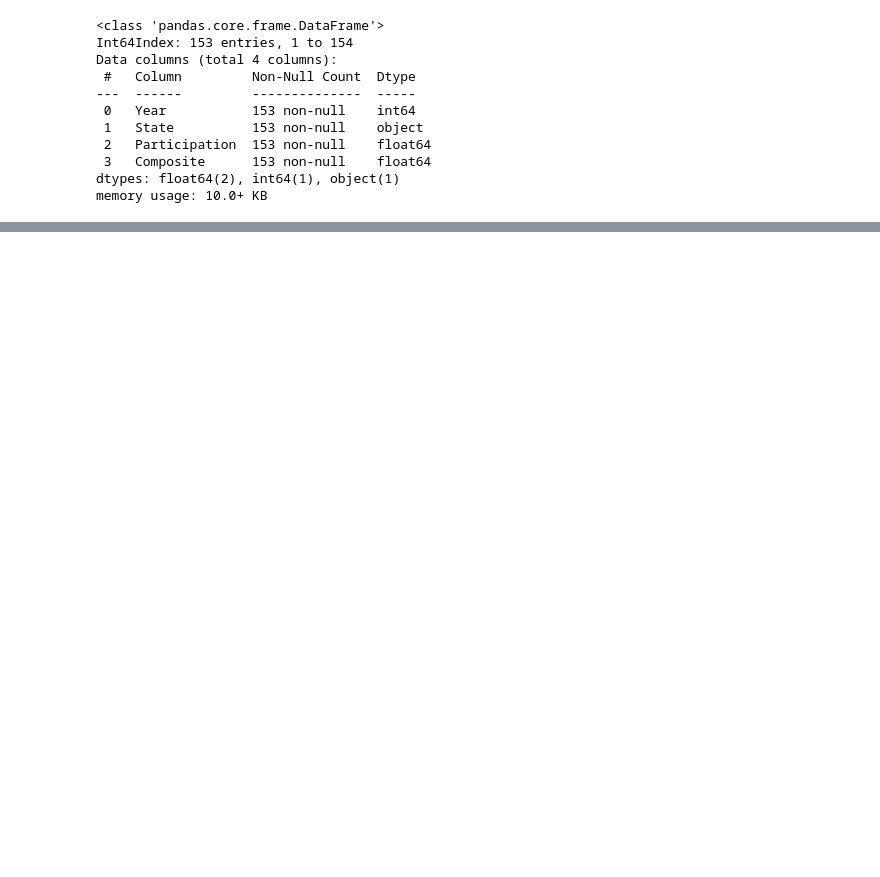
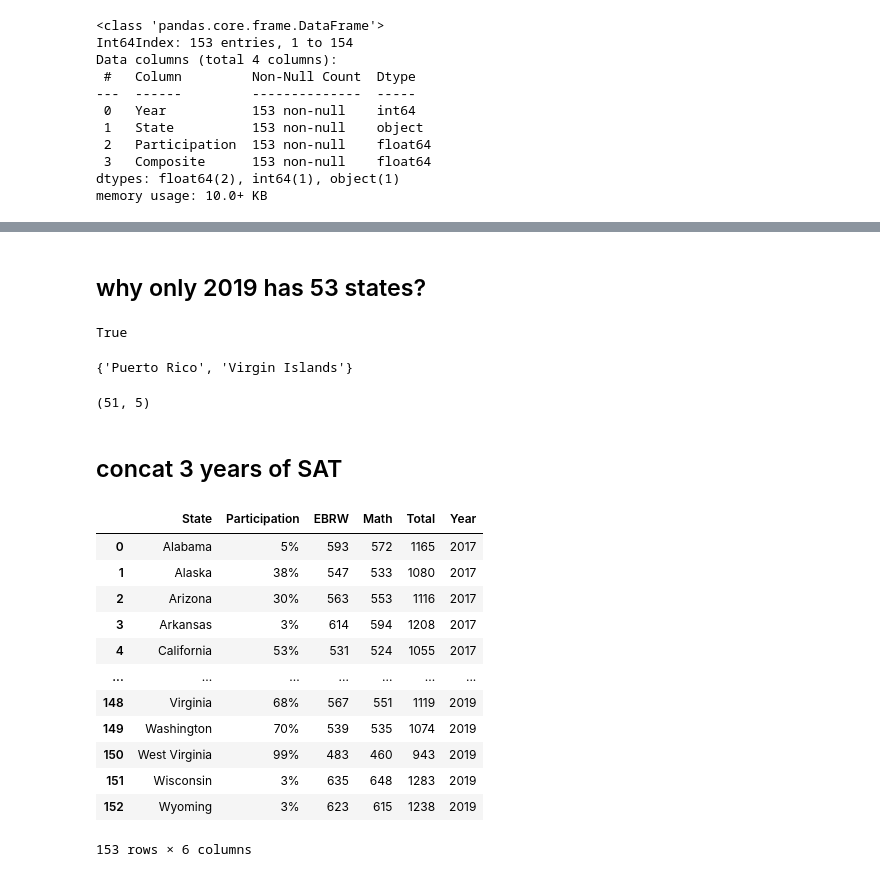
Before and after one commit to nozomiyamada/DSI2, a Jupyter notebook: project_1/data_cleaning.ipynb, the cells around one changed output, grey strips where cells are left out. Cells and saved outputs as stored; diff of their text form; code cells hidden in the pictures; blank space fills up the shorter version.

```diff
--- a/project_1/data_cleaning.ipynb
+++ b/project_1/data_cleaning.ipynb
@@ -223,0 +206,4 @@ memory usage: 10.0+ KB
+# %%
+sat2017 = pd.read_csv('data/sat_2017.csv')
+sat2018 = pd.read_csv('data/sat_2018.csv')
+sat2019 = pd.read_csv('data/sat_2019.csv')
@@ -223,0 +248,41 @@ memory usage: 10.0+ KB
+# %% [markdown]
+## why only 2019 has 53 states?
+# %%
+## check difference between 2017 and 2018
+set(sat2017.State) == set(sat2018.State)
+# %% [output]
+True
+# %%
+## check difference between 2018 and 2019 -> two more regions
+set(sat2019.State) - set(sat2018.State)
+# %% [output]
+{'Puerto Rico', 'Virgin Islands'}
+# %%
+## remove these 2 regions
+sat2019 = sat2019[~sat2019.State.isin(['Puerto Rico', 'Virgin Islands'])]
+print(sat2019.shape)
+# %% [output]
+(51, 5)
+# %% [markdown]
+## concat 3 years of SAT
+# %%
+sat2017['Year'] = 2017
+sat2018['Year'] = 2018
+sat2019['Year'] = 2019
+
+sat = pd.concat([sat2017, sat2018, sat2019]).reset_index(drop=True)
+sat
+# %% [output]
+|  | State | Participation | EBRW | Math | Total | Year |
+| 0 | Alabama | 5% | 593 | 572 | 1165 | 2017 |
+| 1 | Alaska | 38% | 547 | 533 | 1080 | 2017 |
+| 2 | Arizona | 30% | 563 | 553 | 1116 | 2017 |
+| 3 | Arkansas | 3% | 614 | 594 | 1208 | 2017 |
+| 4 | California | 53% | 531 | 524 | 1055 | 2017 |
+| ... | ... | ... | ... | ... | ... | ... |
+| 148 | Virginia | 68% | 567 | 551 | 1119 | 2019 |
+| 149 | Washington | 70% | 539 | 535 | 1074 | 2019 |
+| 150 | West Virginia | 99% | 483 | 460 | 943 | 2019 |
+| 151 | Wisconsin | 3% | 635 | 648 | 1283 | 2019 |
+| 152 | Wyoming | 3% | 623 | 615 | 1238 | 2019 |
+153 rows × 6 columns
```
Also changed, not shown: parts of 38 cells of this notebook, 6 other files.
